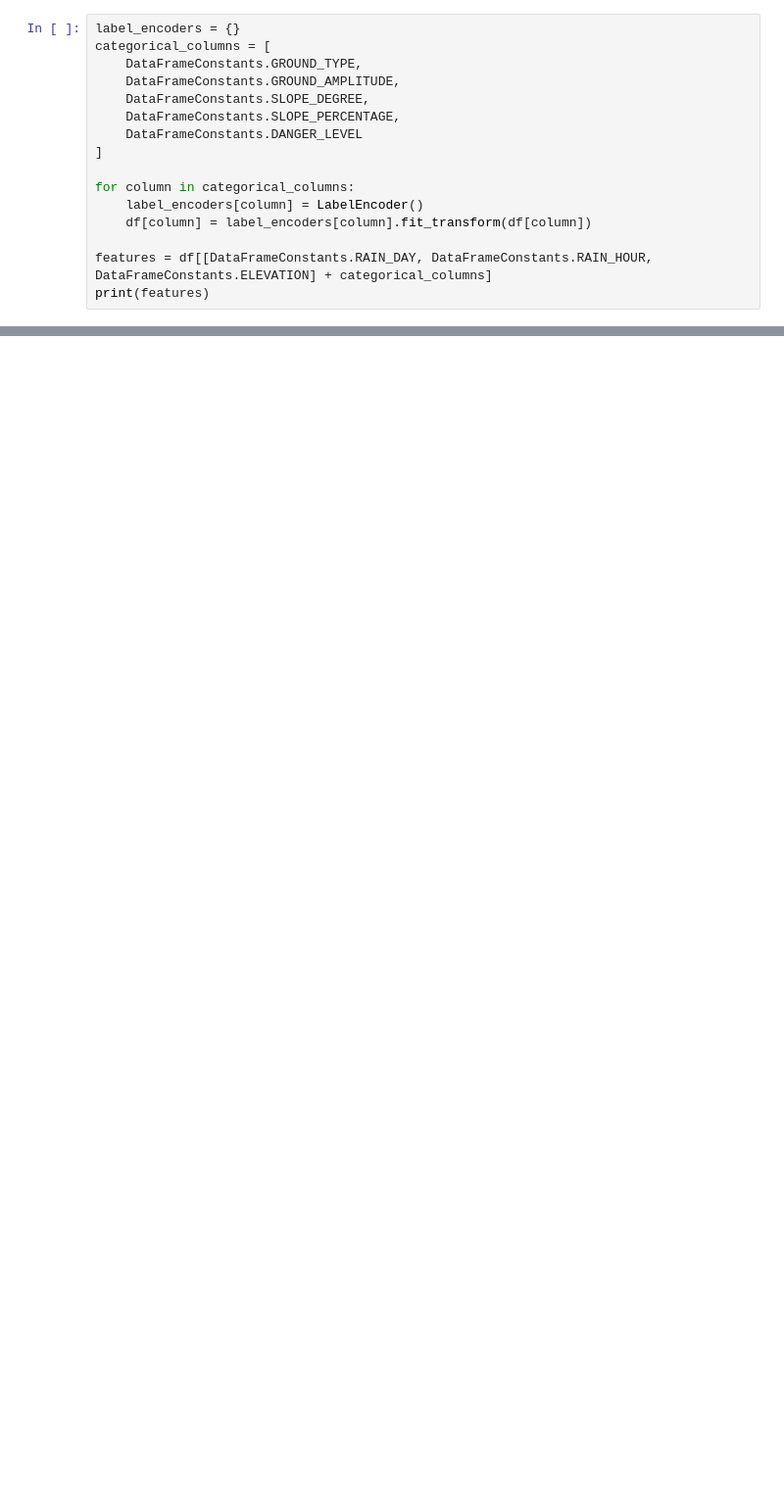
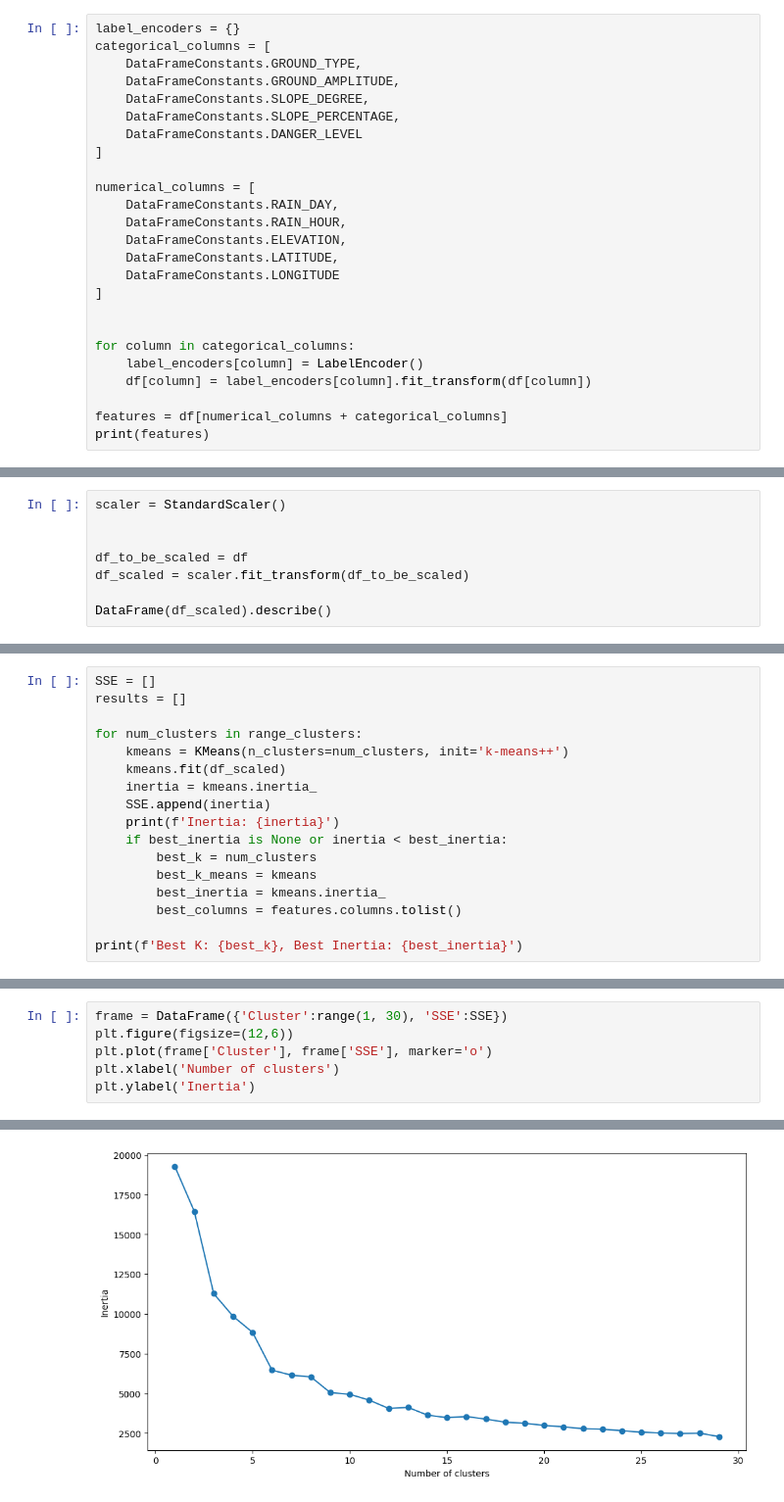
Before and after one commit to pedro-patriota/AI-for-LandSlide-prediction-, a Jupyter notebook: algorithm/clustering/k_means.ipynb, the cells around one changed output, grey strips where cells are left out. Shown at 98% size. Cells and saved outputs as stored; diff of their text form; blank space fills up the shorter version.

Commit message:
updating k means

```diff
--- a/algorithm/clustering/k_means.ipynb
+++ b/algorithm/clustering/k_means.ipynb
@@ -41,10 +35,19 @@ categorical_columns = [
     DataFrameConstants.DANGER_LEVEL
 ]
 
+numerical_columns = [
+    DataFrameConstants.RAIN_DAY,
+    DataFrameConstants.RAIN_HOUR,
+    DataFrameConstants.ELEVATION,
+    DataFrameConstants.LATITUDE,
+    DataFrameConstants.LONGITUDE
+]
+
+
 for column in categorical_columns:
     label_encoders[column] = LabelEncoder()
     df[column] = label_encoders[column].fit_transform(df[column])
 
-features = df[[DataFrameConstants.RAIN_DAY, DataFrameConstants.RAIN_HOUR, DataFrameConstants.ELEVATION] + categorical_columns]
+features = df[numerical_columns + categorical_columns]
 print(features)
 # %% [output]
@@ -127,0 +83,8 @@ Best K: 128, Best Inertia: 9614.263203174723, Best Config: (32, 'lloyd')
+# %%
+scaler = StandardScaler()
+
+
+df_to_be_scaled = df
+df_scaled = scaler.fit_transform(df_to_be_scaled)
+
+DataFrame(df_scaled).describe()
@@ -127,0 +101,17 @@ Best K: 128, Best Inertia: 9614.263203174723, Best Config: (32, 'lloyd')
+# %%
+SSE = []
+results = []
+
+for num_clusters in range_clusters:
+    kmeans = KMeans(n_clusters=num_clusters, init='k-means++')
+    kmeans.fit(df_scaled)
+    inertia = kmeans.inertia_
+    SSE.append(inertia)
+    print(f'Inertia: {inertia}')
+    if best_inertia is None or inertia < best_inertia:
+        best_k = num_clusters
+        best_k_means = kmeans
+        best_inertia = kmeans.inertia_
+        best_columns = features.columns.tolist()
+
+print(f'Best K: {best_k}, Best Inertia: {best_inertia}')
@@ -127,0 +136,7 @@ Best K: 128, Best Inertia: 9614.263203174723, Best Config: (32, 'lloyd')
+# %%
+frame = DataFrame({'Cluster':range(1, 30), 'SSE':SSE})
+plt.figure(figsize=(12,6))
+plt.plot(frame['Cluster'], frame['SSE'], marker='o')
+plt.xlabel('Number of clusters')
+plt.ylabel('Inertia')
+# %% [output]
@@ -128 +144,2 @@ Best K: 128, Best Inertia: 9614.263203174723, Best Config: (32, 'lloyd')
+[figure, added]
 # %%
```
Also changed, not shown: parts of 13 cells of this notebook, 3 other files.
